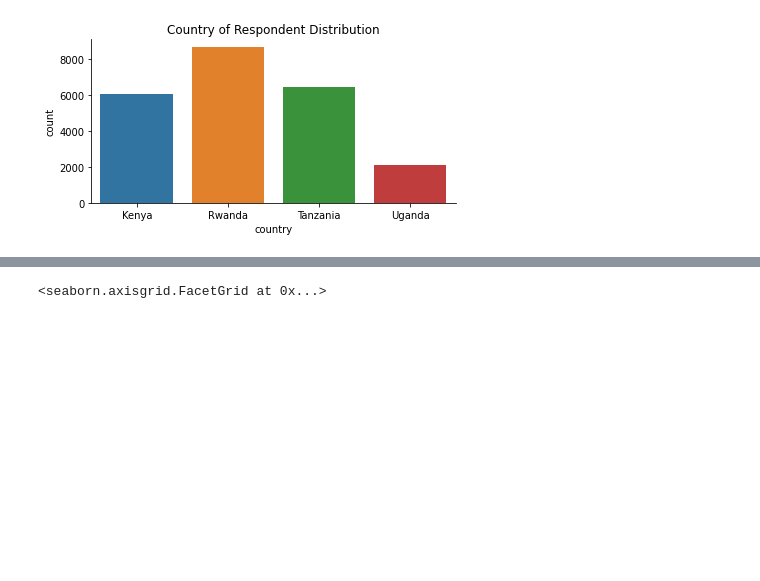
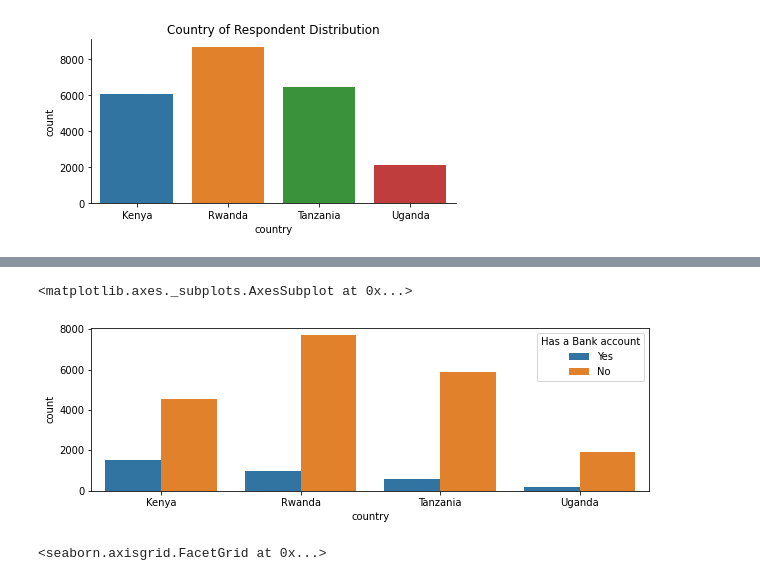
Before and after one commit to castynyaga/Statistics-IP, a Jupyter notebook: New_Statistics_IP_Casty_Nyaga.ipynb, the cells around one changed output, grey strips where cells are left out. Drawn from its saved outputs; the diff is of its cells as text; code cells hidden in the pictures; blank space fills up the shorter version.

```diff
--- a/New_Statistics_IP_Casty_Nyaga.ipynb
+++ b/New_Statistics_IP_Casty_Nyaga.ipynb
@@ -398,3 +412,11 @@ Text(0.5, 1.0, 'Country of Respondent Distribution')
+# %%
+# Household size vs having a bank account
+plt.figure(figsize=(10,3))
+sns.countplot(x='country', hue='Has a Bank account', data=df )
+# Kenya has the highest number of individuals with banks account compared to other countries
+# %% [output]
+<matplotlib.axes._subplots.AxesSubplot at 0x...>
+[figure, added]
 # %%
 # checking location of our respondents by count
 sns.catplot(x='Type of Location', kind='count', data=(df), height=3, aspect=1)
```
Also changed, not shown: parts of 3 cells of this notebook.
